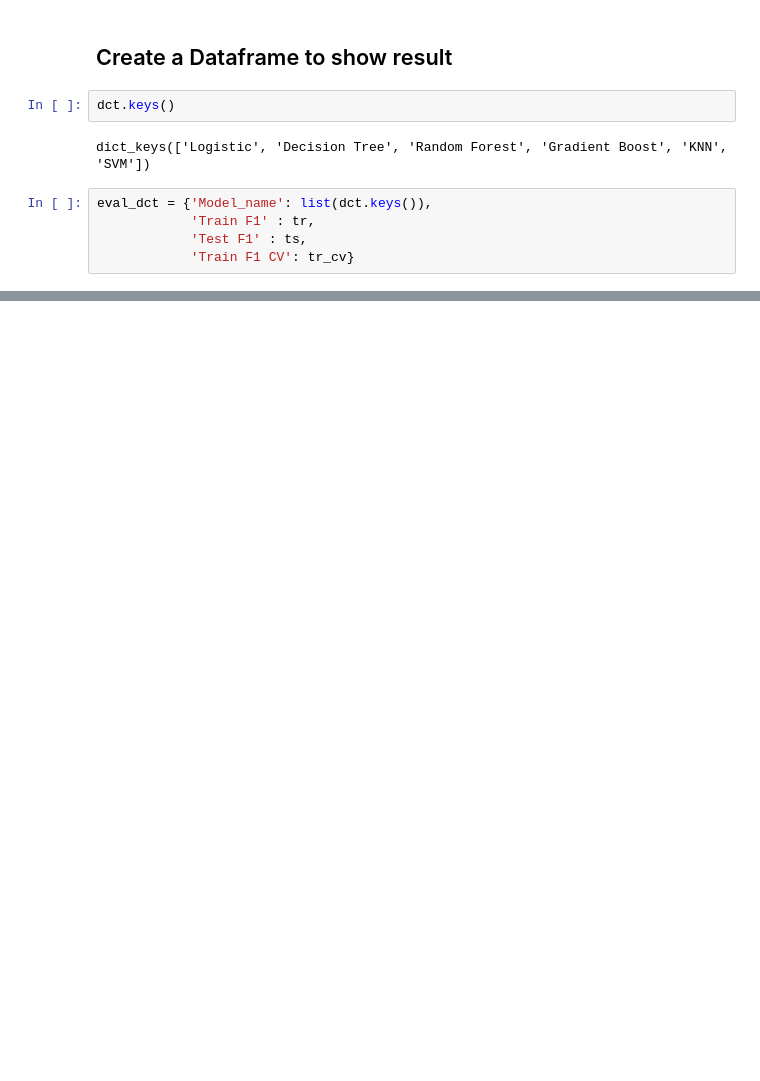
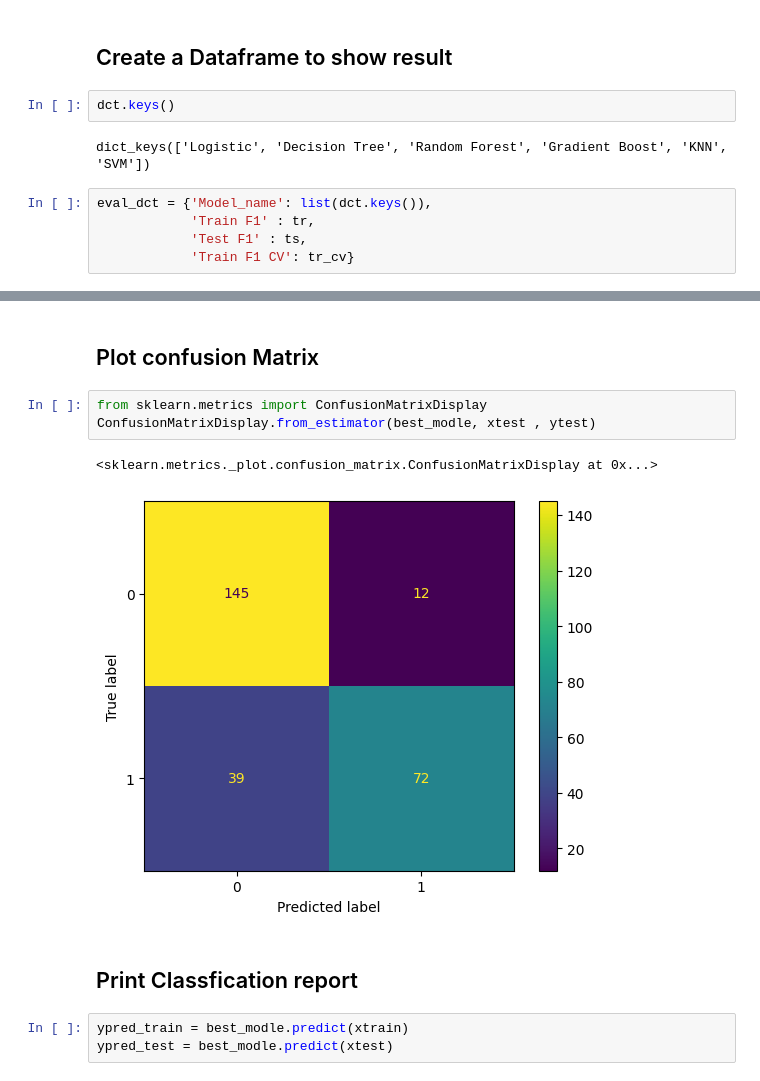
Before and after one commit to GODXITACHI/Machine_learning, a Jupyter notebook: Algorithem Evavulation/algori_eva.ipynb, the cells around one changed output, grey strips where cells are left out. Cells and saved outputs as stored; diff of their text form; blank space fills up the shorter version.

```diff
--- a/Algorithem Evavulation/algori_eva.ipynb
+++ b/Algorithem Evavulation/algori_eva.ipynb
@@ -314,0 +296,13 @@ eval_df
+# %% [markdown]
+## Plot  confusion Matrix
+# %%
+from sklearn.metrics import ConfusionMatrixDisplay
+ConfusionMatrixDisplay.from_estimator(best_modle, xtest , ytest)
+# %% [output]
+<sklearn.metrics._plot.confusion_matrix.ConfusionMatrixDisplay at 0x...>
+[figure, added]
+# %% [markdown]
+## Print Classfication report
+# %%
+ypred_train = best_modle.predict(xtrain)
+ypred_test = best_modle.predict(xtest)
```
Also changed, not shown: parts of 30 cells of this notebook, 1 other file.
